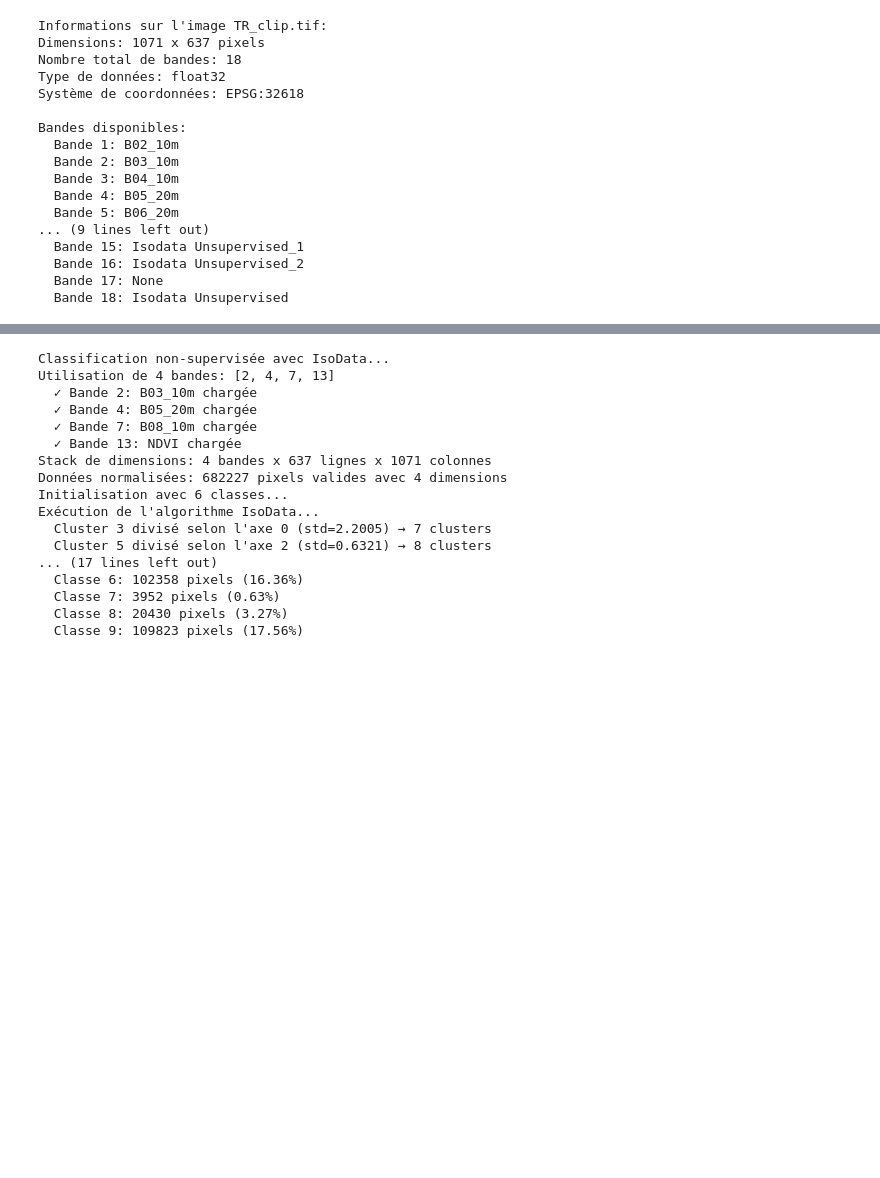
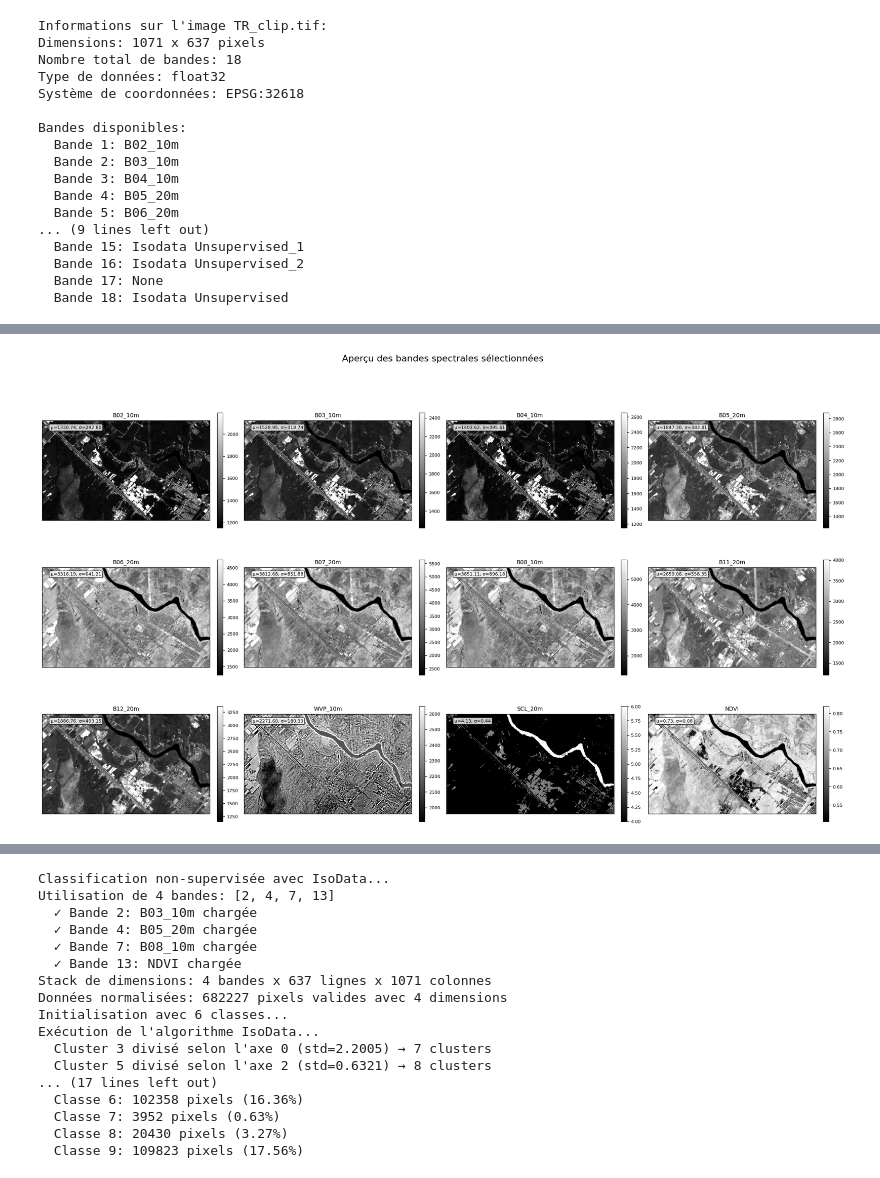
Before and after one commit to tofunori/Classification_Tp3, a Jupyter notebook: NDVI_Classification.ipynb, the cells around one changed output, grey strips where cells are left out. Cells and saved outputs as stored; diff of their text form; code cells hidden in the pictures; blank space fills up the shorter version.

```diff
--- a/NDVI_Classification.ipynb
+++ b/NDVI_Classification.ipynb
@@ -67,0 +49,85 @@ print(f"  Bande PIR: {nir_index}")
+# %%
+# Cellule: Visualisation des bandes sélectionnées avec barres de couleur réduites
+
+print("Visualisation des bandes sélectionnées...")
+
+# Définir les indices de bandes à exclure (indices basés sur 1)
+BANDS_TO_EXCLUDE = [10, 14, 15, 16, 17, 18]
+
+# Créer une liste des indices de bandes à afficher (basés sur 1)
+bands_to_display = [i+1 for i in range(src.count) if i+1 not in BANDS_TO_EXCLUDE]
+n_bands_to_display = len(bands_to_display)
+
+print(f"Affichage de {n_bands_to_display} bandes sur {src.count} (bandes {BANDS_TO_EXCLUDE} exclues)")
+
+# Calculer une disposition de grille adaptée au nombre de bandes
+import math
+n_cols = min(4, n_bands_to_display)  # Maximum 4 colonnes
+n_rows = math.ceil(n_bands_to_display / n_cols)
+
+# Créer la figure avec un layout adapté
+fig, axes = plt.subplots(n_rows, n_cols, figsize=(5*n_cols, 4*n_rows))
+
+# Aplatir les axes si plusieurs lignes et colonnes
+if n_rows > 1 and n_cols > 1:
+    axes = axes.flatten()
+elif n_rows == 1 and n_cols > 1:
+    axes = axes
+elif n_cols == 1 and n_rows > 1:
+    axes = axes.flatten()
+else:
+    axes = [axes]  # Un seul subplot
+
+# Pour chaque bande sélectionnée, créer un affichage
+for idx, band_num in enumerate(bands_to_display):
+    # Lire la bande
+    band = src.read(band_num)  # band_num est basé sur 1, comme l'API de rasterio
+    band_name = src.descriptions[band_num-1] if band_num-1 < len(src.descriptions) else f"Bande {band_num}"
+
+    # Supprimer les valeurs NaN/NoData pour l'affichage
+    band_display = np.copy(band)
+    if src.nodata is not None:
+        band_display[band == src.nodata] = np.nan
+
+    # Calculer les percentiles pour éviter les outliers
+    valid_data = band_display[~np.isnan(band_display)]
+    if len(valid_data) > 0:
+        vmin, vmax = np.nanpercentile(band_display, [2, 98])
+    else:
+        vmin, vmax = 0, 1
+
+    # Afficher l'image
+    im = axes[idx].imshow(band_display, cmap='gray', vmin=vmin, vmax=vmax)
+    axes[idx].set_title(f"{band_name}", fontsize=10)
+    axes[idx].set_xticks([])
+    axes[idx].set_yticks([])
+
+    # Ajouter une barre de couleur réduite
+    # Modifier ces paramètres pour ajuster la taille de la barre de couleur
+    cbar = plt.colorbar(im, ax=axes[idx], fraction=0.035, pad=0.04, shrink=0.7)
+    cbar.ax.tick_params(labelsize=8)  # Réduire la taille des étiquettes
+
+    # Ajouter des statistiques
+    mean_val = np.nanmean(band_display)
+    std_val = np.nanstd(band_display)
+    axes[idx].text(0.05, 0.95, f"μ={mean_val:.2f}, σ={std_val:.2f}",
+                 transform=axes[idx].transAxes, fontsize=8,
+                 verticalalignment='top', bbox=dict(boxstyle='round', facecolor='white', alpha=0.8))
+
+# Cacher les subplots vides si le nombre de bandes n'est pas un multiple du nombre de colonnes
+for i in range(n_bands_to_display, len(axes)):
+    axes[i].axis('off')
+
+plt.tight_layout()
+plt.suptitle("Aperçu des bandes spectrales sélectionnées", fontsize=16, y=1.02)
+plt.subplots_adjust(top=0.95)  # Ajuster pour faire de la place au titre
+
+# Sauvegarder la figure
+output_dir = os.path.join(os.path.dirname(input_file), "output")
+os.makedirs(output_dir, exist_ok=True)
+plt.savefig(os.path.join(output_dir, "selected_bands_preview.png"), dpi=300, bbox_inches='tight')
+
+plt.show()
+
+print("Visualisation des bandes sélectionnées terminée!")
+# %% [output]
@@ -67,0 +136 @@ print(f"  Bande PIR: {nir_index}")
+[figure, added]
```
Also changed, not shown: parts of 6 cells of this notebook.
